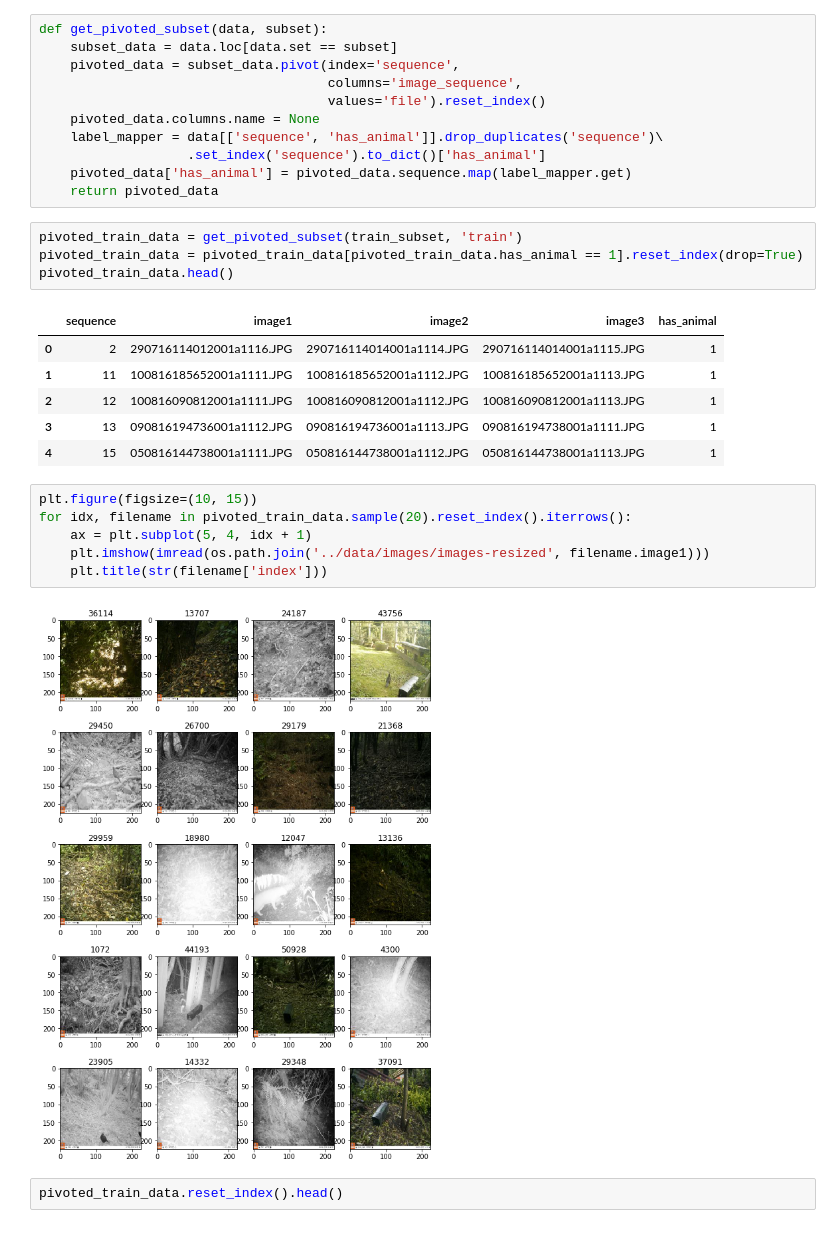
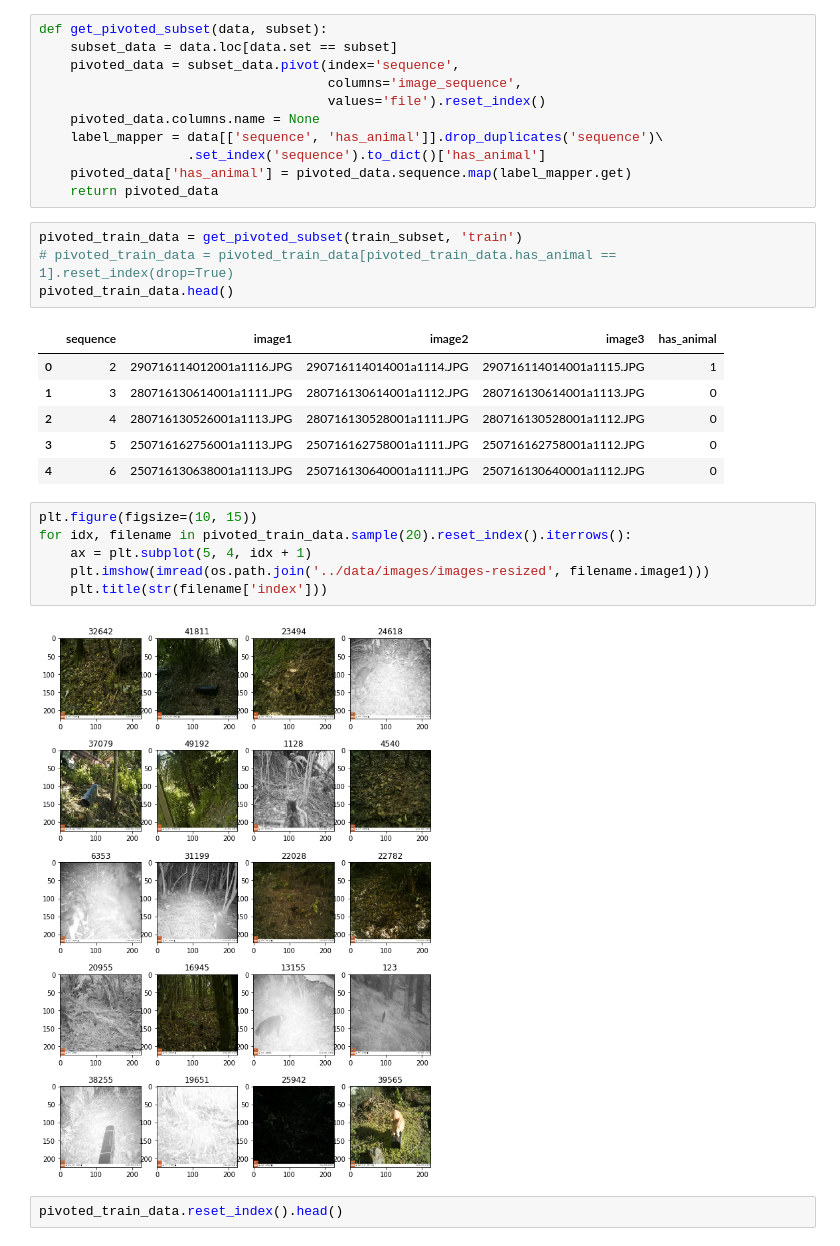
Before and after one commit to bhuvi3/camera_trap_animal_classification, a Jupyter notebook: code/background_detection_analysis.ipynb, the cells around one changed output. Drawn from its saved outputs; the diff is of its cells as text.

```diff
--- a/code/background_detection_analysis.ipynb
+++ b/code/background_detection_analysis.ipynb
@@ -101,15 +104,15 @@ def get_pivoted_subset(data, subset):
     return pivoted_data
 # %%
 pivoted_train_data = get_pivoted_subset(train_subset, 'train')
-pivoted_train_data = pivoted_train_data[pivoted_train_data.has_animal == 1].reset_index(drop=True)
+# pivoted_train_data = pivoted_train_data[pivoted_train_data.has_animal == 1].reset_index(drop=True)
 pivoted_train_data.head()
 # %% [output]
 |  | sequence | image1 | image2 | image3 | has_animal |
 | 0 | 2 | 290716114012001a1116.JPG | 290716114014001a1114.JPG | 290716114014001a1115.JPG | 1 |
-| 1 | 11 | 100816185652001a1111.JPG | 100816185652001a1112.JPG | 100816185652001a1113.JPG | 1 |
-| 2 | 12 | 100816090812001a1111.JPG | 100816090812001a1112.JPG | 100816090812001a1113.JPG | 1 |
-| 3 | 13 | 090816194736001a1112.JPG | 090816194736001a1113.JPG | 090816194738001a1111.JPG | 1 |
-| 4 | 15 | 050816144738001a1111.JPG | 050816144738001a1112.JPG | 050816144738001a1113.JPG | 1 |
+| 1 | 3 | 280716130614001a1111.JPG | 280716130614001a1112.JPG | 280716130614001a1113.JPG | 0 |
+| 2 | 4 | 280716130526001a1113.JPG | 280716130528001a1111.JPG | 280716130528001a1112.JPG | 0 |
+| 3 | 5 | 250716162756001a1113.JPG | 250716162758001a1111.JPG | 250716162758001a1112.JPG | 0 |
+| 4 | 6 | 250716130638001a1113.JPG | 250716130640001a1111.JPG | 250716130640001a1112.JPG | 0 |
 # %%
 plt.figure(figsize=(10, 15))
 for idx, filename in pivoted_train_data.sample(20).reset_index().iterrows():
@@ -117,7 +120,7 @@ for idx, filename in pivoted_train_data.sample(20).reset_index().iterrows():
     plt.imshow(imread(os.path.join('../data/images/images-resized', filename.image1)))
     plt.title(str(filename['index']))
 # %% [output]
-[figure, old version]
+[figure, new version]
 # %%
 pivoted_train_data.reset_index().head()
 # %% [output]
```
Also changed, not shown: parts of 6 cells of this notebook.
